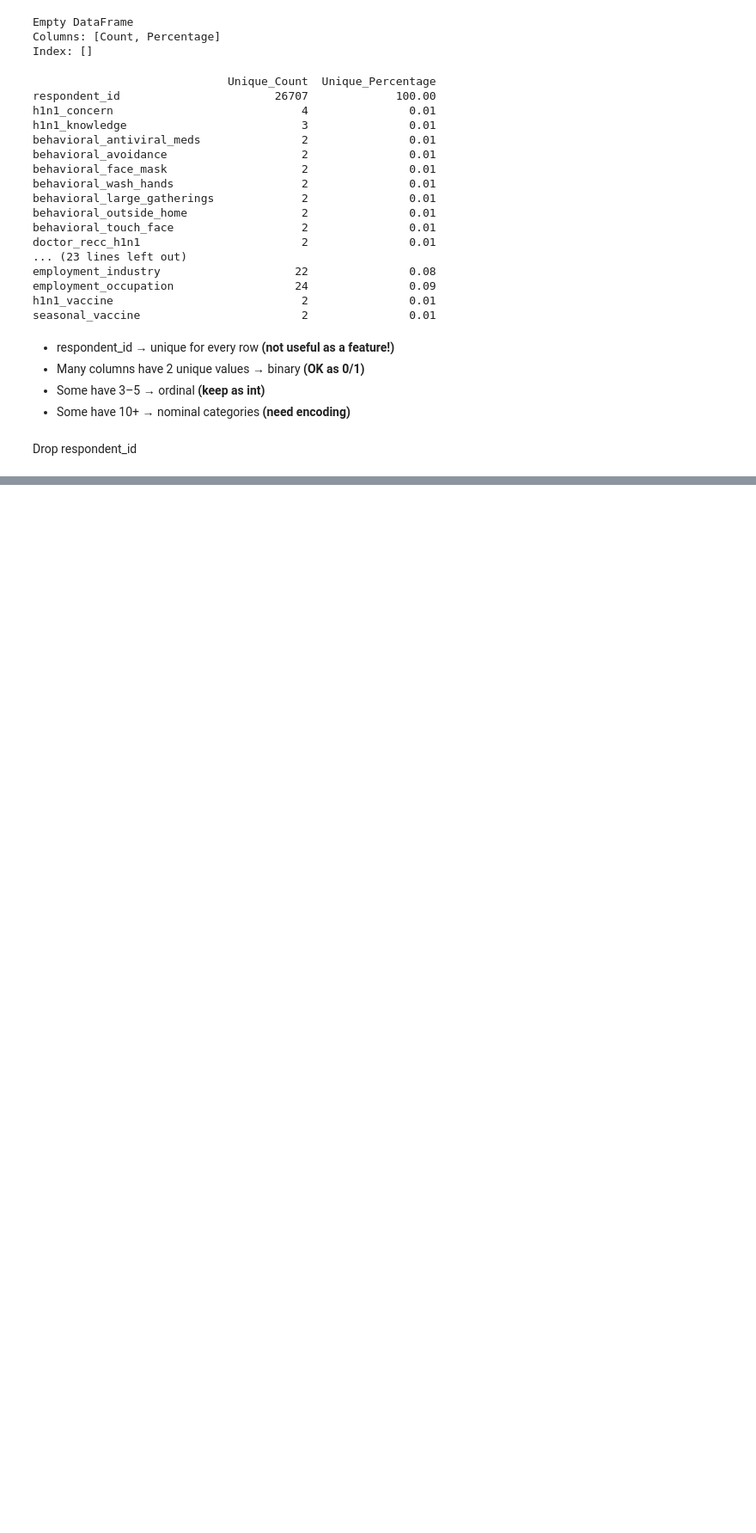
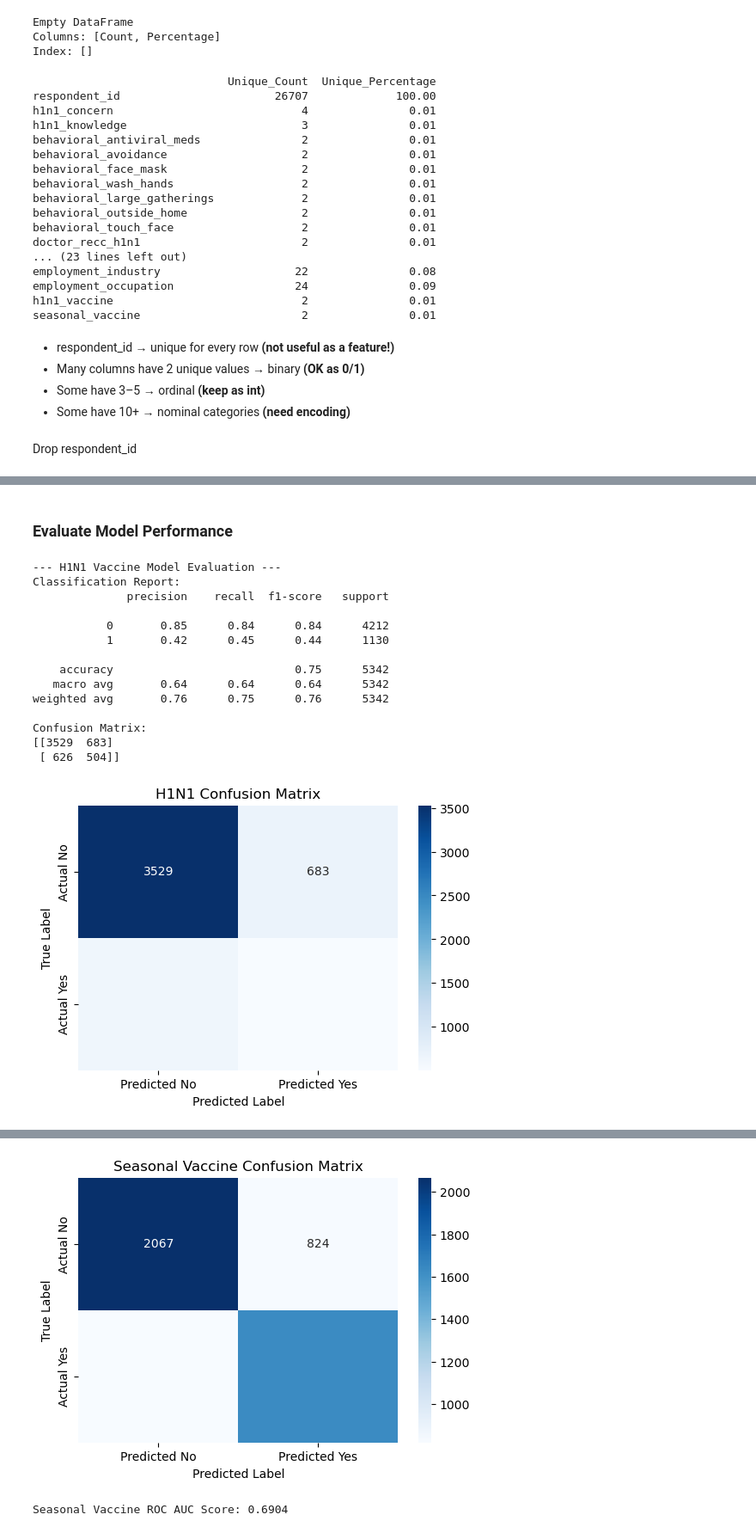
Before and after one commit to Brian254596/turbo-octo-eureka, a Jupyter notebook: seasonal-flu.ipynb, the cells around one changed output, grey strips where cells are left out. Shown: that part at 86% size. Drawn from its saved outputs; the diff is of its cells as text; code cells hidden in the pictures; blank space fills up the shorter version.

```diff
--- a/seasonal-flu.ipynb
+++ b/seasonal-flu.ipynb
@@ -570,0 +1100,6 @@ df = df.drop('respondent_id', axis=1)
+# %%
+from sklearn.model_selection import train_test_split
+
+X_train, X_test, y_train, y_test = train_test_split(
+    X_encoded, y, test_size=0.2, random_state=42
+)
@@ -570,0 +1142,62 @@ df = df.drop('respondent_id', axis=1)
+# %% [markdown]
+### Evaluate Model Performance
+# %%
+# H1N1 Evaluation
+print("\n--- H1N1 Vaccine Model Evaluation ---")
+print("Classification Report:")
+print(classification_report(y_test['h1n1_vaccine'], y_pred_h1n1))
+
+print("Confusion Matrix:")
+cm_h1n1 = confusion_matrix(y_test['h1n1_vaccine'], y_pred_h1n1)
+print(cm_h1n1)
+
+plt.figure(figsize=(6, 4))
+sns.heatmap(cm_h1n1, annot=True, fmt='d', cmap='Blues',
+            xticklabels=['Predicted No', 'Predicted Yes'],
+            yticklabels=['Actual No', 'Actual Yes'])
+plt.title('H1N1 Confusion Matrix')
+plt.xlabel('Predicted Label')
+plt.ylabel('True Label')
+plt.show()
+
+
+auc_h1n1 = roc_auc_score(y_test['h1n1_vaccine'], y_prob_h1n1)
+print(f"H1N1 ROC AUC Score: {auc_h1n1:.4f}")
+
+# Seasonal Vaccine Evaluation
+print("\n--- Seasonal Vaccine Model Evaluation ---")
+print("Classification Report:")
+print(classification_report(y_test['seasonal_vaccine'], y_pred_seasonal))
+
+print("Confusion Matrix:")
+cm_seasonal = confusion_matrix(y_test['seasonal_vaccine'], y_pred_seasonal)
+print(cm_seasonal)
+
+plt.figure(figsize=(6, 4))
+sns.heatmap(cm_seasonal, annot=True, fmt='d', cmap='Blues',
+            xticklabels=['Predicted No', 'Predicted Yes'],
+            yticklabels=['Actual No', 'Actual Yes'])
+plt.title('Seasonal Vaccine Confusion Matrix')
+plt.xlabel('Predicted Label')
+plt.ylabel('True Label')
+plt.show()
+
+
+auc_seasonal = roc_auc_score(y_test['seasonal_vaccine'], y_prob_seasonal)
+print(f"Seasonal Vaccine ROC AUC Score: {auc_seasonal:.4f}")
+# %% [output]
+--- H1N1 Vaccine Model Evaluation ---
+Classification Report:
+              precision    recall  f1-score   support
+
+           0       0.85      0.84      0.84      4212
+           1       0.42      0.45      0.44      1130
+
+    accuracy                           0.75      5342
+   macro avg       0.64      0.64      0.64      5342
+weighted avg       0.76      0.75      0.76      5342
+
+Confusion Matrix:
+[[3529  683]
+ [ 626  504]]
+[figure, added]
@@ -570,0 +1220,2 @@ df = df.drop('respondent_id', axis=1)
+[figure, added]
+Seasonal Vaccine ROC AUC Score: 0.6904
```
Also changed, not shown: parts of 41 cells of this notebook, 12 other files.
